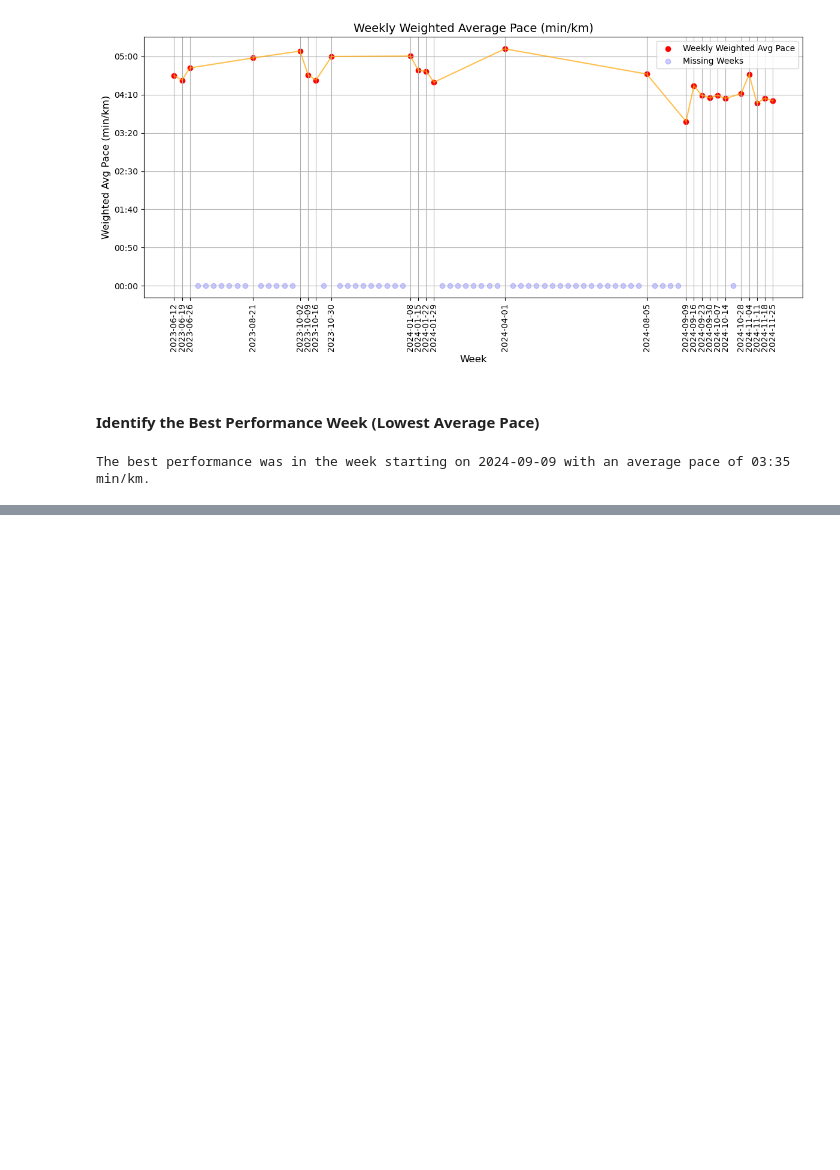
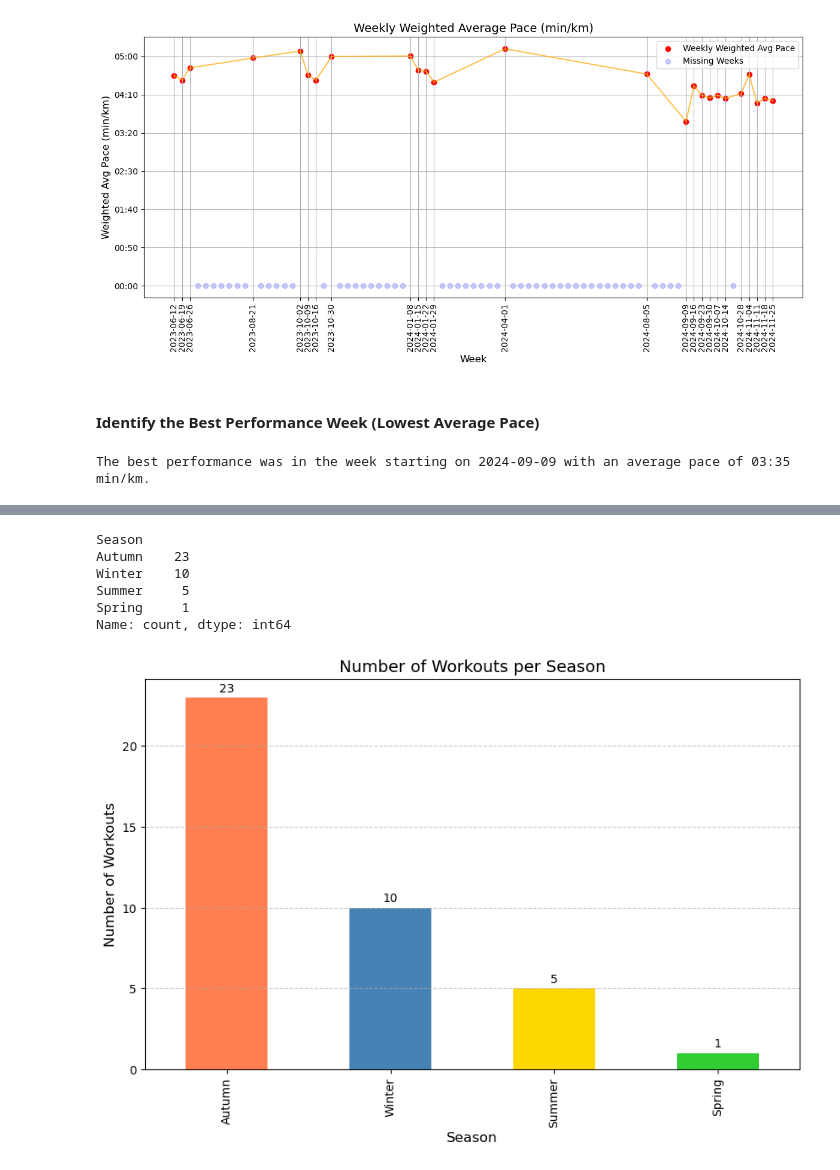
Before and after one commit to valecase4/Runalyze, a Jupyter notebook: notebooks/02_temporal_data_analysis.ipynb, the cells around one changed output, grey strips where cells are left out. Cells and saved outputs as stored; diff of their text form; code cells hidden in the pictures; blank space fills up the shorter version.

```diff
--- a/notebooks/02_temporal_data_analysis.ipynb
+++ b/notebooks/02_temporal_data_analysis.ipynb
@@ -486,0 +528,6 @@ Get the number of workouts per season.
+# %%
+from utils.data_processing import get_season
+
+df['Season'] = df['Date'].apply(get_season)
+
+df.head(5)
@@ -486,0 +541,26 @@ Get the number of workouts per season.
+# %%
+workouts_per_season = df.drop_duplicates(subset='Date', keep='first')['Season'].value_counts()
+workouts_per_season
+# %% [output]
+Season
+Autumn    23
+Winter    10
+Summer     5
+Spring     1
+Name: count, dtype: int64
+# %%
+plt.figure(figsize=(10, 6))
+
+ax = workouts_per_season.plot(kind='bar', color=['#FF7F50', '#4682B4', '#FFD700', '#32CD32'])
+
+plt.title('Number of Workouts per Season', fontsize=14)
+plt.xlabel('Season', fontsize=12)
+plt.ylabel('Number of Workouts', fontsize=12)
+
+for i, v in enumerate(workouts_per_season):
+    ax.text(i, v + 0.2, str(v), ha='center', va='bottom', fontsize=10)
+
+plt.grid(axis='y', linestyle='--', alpha=0.7)
+plt.show()
+# %% [output]
+[figure, added]
```
Also changed, not shown: parts of 11 cells of this notebook, 1 other file.
